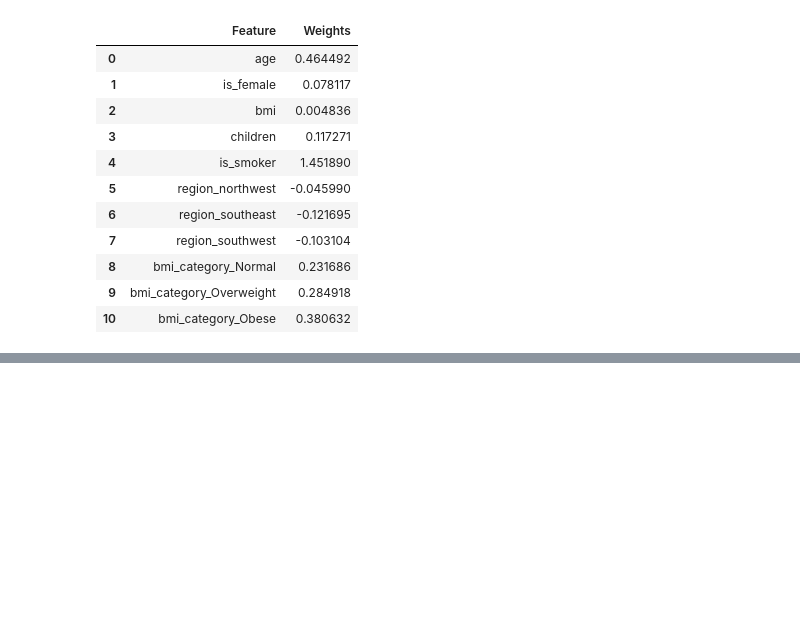
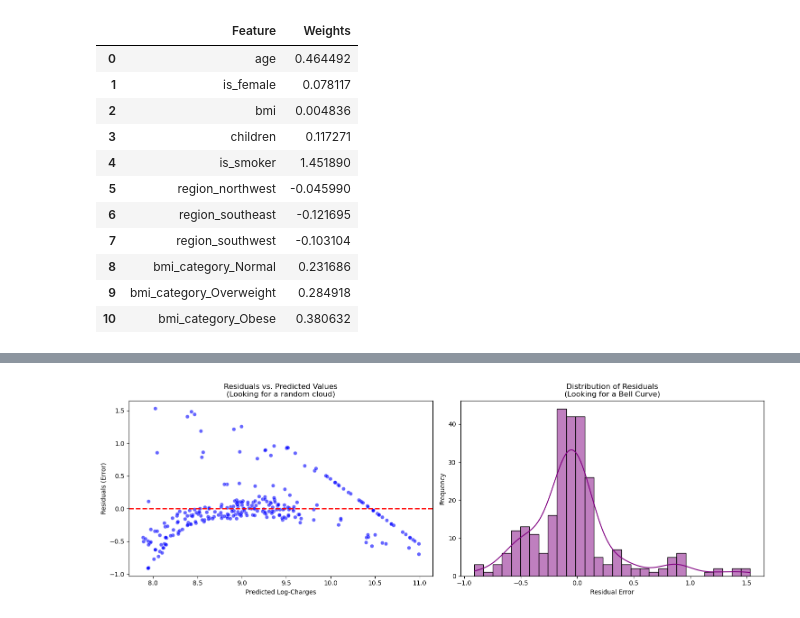
Before and after one commit to khushishahs02/exploratory-data-analysis, a Jupyter notebook: notebooks/03_Modeling.ipynb, the cells around one changed output, grey strips where cells are left out. Cells and saved outputs as stored; diff of their text form; code cells hidden in the pictures; blank space fills up the shorter version.

Commit message:
refactor: update residuals plot and calculation in modeling notebook

```diff
--- a/notebooks/03_Modeling.ipynb
+++ b/notebooks/03_Modeling.ipynb
@@ -164,0 +111,39 @@ Test Residuals Std:   0.4050
+# %%
+import matplotlib.pyplot as plt
+import seaborn as sns
+
+# 1. Calculate the actual mistakes (Residuals) for the Test Set
+# Error = True Value - Predicted Value
+residuals = y_test - y_test_pred
+
+# 2. Set up a wide canvas for two side-by-side plots
+fig, axes = plt.subplots(1, 2, figsize=(15, 5))
+
+# ----------------------------------------------------
+# PLOT 1: Residuals vs. Predicted (The Scatter Plot)
+# ----------------------------------------------------
+sns.scatterplot(x=y_test_pred, y=residuals, alpha=0.6, ax=axes[0], color='blue')
+
+# Draw the 'Perfect Prediction' baseline at Y=0
+axes[0].axhline(y=0, color='red', linestyle='--', linewidth=2)
+
+axes[0].set_title('Residuals vs. Predicted Values\n(Looking for a random cloud)')
+axes[0].set_xlabel('Predicted Log-Charges')
+axes[0].set_ylabel('Residuals (Error)')
+
+
+# ----------------------------------------------------
+# PLOT 2: Residual Distribution (The Histogram)
+# ----------------------------------------------------
+# kde=True draws the smooth bell curve line over the bars
+sns.histplot(residuals, kde=True, ax=axes[1], color='purple', bins=30)
+
+axes[1].set_title('Distribution of Residuals\n(Looking for a Bell Curve)')
+axes[1].set_xlabel('Residual Error')
+axes[1].set_ylabel('Frequency')
+
+# Show the plots!
+plt.tight_layout()
+plt.show()
+# %% [output]
+[figure, added]
```
Also changed, not shown: parts of 2 cells of this notebook.
